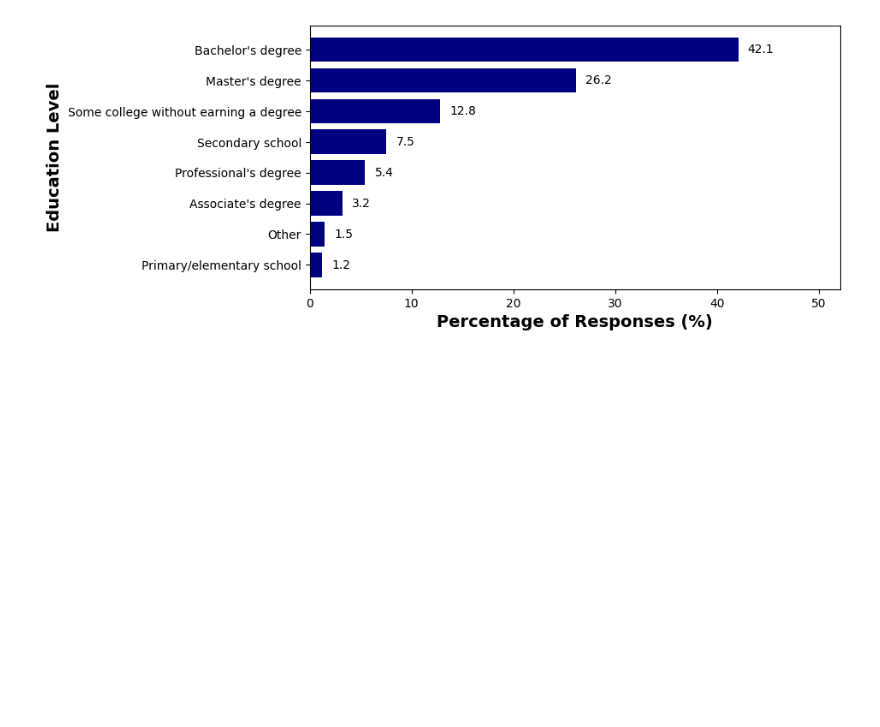
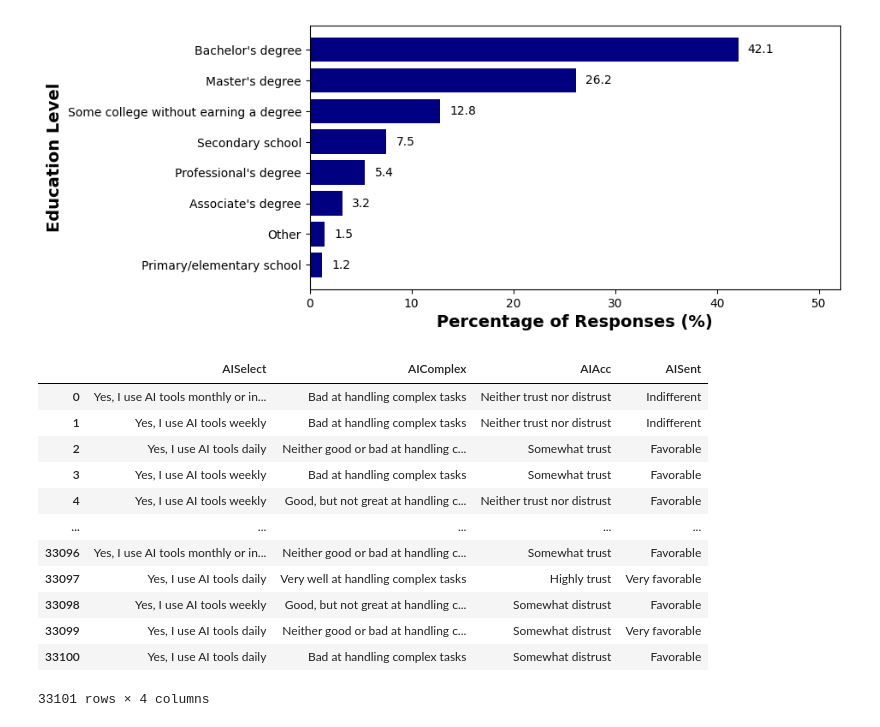
Before and after one commit to huyqng1412/stackoverflow_2025_project, a Jupyter notebook: so2025_vis.ipynb, the cells around one changed output. Drawn from its saved outputs; the diff is of its cells as text; code cells hidden in the pictures; blank space fills up the shorter version.

```diff
--- a/so2025_vis.ipynb
+++ b/so2025_vis.ipynb
@@ -197,3 +197,28 @@ ax.set_xlim(right=res_sorted['Percentage of Responses'].max() + 10)
 plt.show()
 # %% [output]
 [figure]
+# %%
+queryAI = """
+    select aiselect, aicomplex, aiacc, aisent
+    from data
+    where aiselect is not null
+    and aicomplex is not null
+    and aiacc is not null
+    and aisent is not null
+"""
+resultAI = con.sql(queryAI).df()
+resultAI
+# %% [output]
+|  | AISelect | AIComplex | AIAcc | AISent |
+| 0 | Yes, I use AI tools monthly or in... | Bad at handling complex tasks | Neither trust nor distrust | Indifferent |
+| 1 | Yes, I use AI tools weekly | Bad at handling complex tasks | Neither trust nor distrust | Indifferent |
+| 2 | Yes, I use AI tools daily | Neither good or bad at handling c... | Somewhat trust | Favorable |
+| 3 | Yes, I use AI tools weekly | Bad at handling complex tasks | Somewhat trust | Favorable |
+| 4 | Yes, I use AI tools weekly | Good, but not great at handling c... | Neither trust nor distrust | Favorable |
+| ... | ... | ... | ... | ... |
+| 33096 | Yes, I use AI tools monthly or in... | Neither good or bad at handling c... | Somewhat trust | Favorable |
+| 33097 | Yes, I use AI tools daily | Very well at handling complex tasks | Highly trust | Very favorable |
+| 33098 | Yes, I use AI tools weekly | Good, but not great at handling c... | Somewhat distrust | Favorable |
+| 33099 | Yes, I use AI tools daily | Neither good or bad at handling c... | Somewhat distrust | Very favorable |
+| 33100 | Yes, I use AI tools daily | Bad at handling complex tasks | Somewhat distrust | Favorable |
+33101 rows × 4 columns
```
Also changed, not shown: parts of 2 cells of this notebook, 2 other files.
